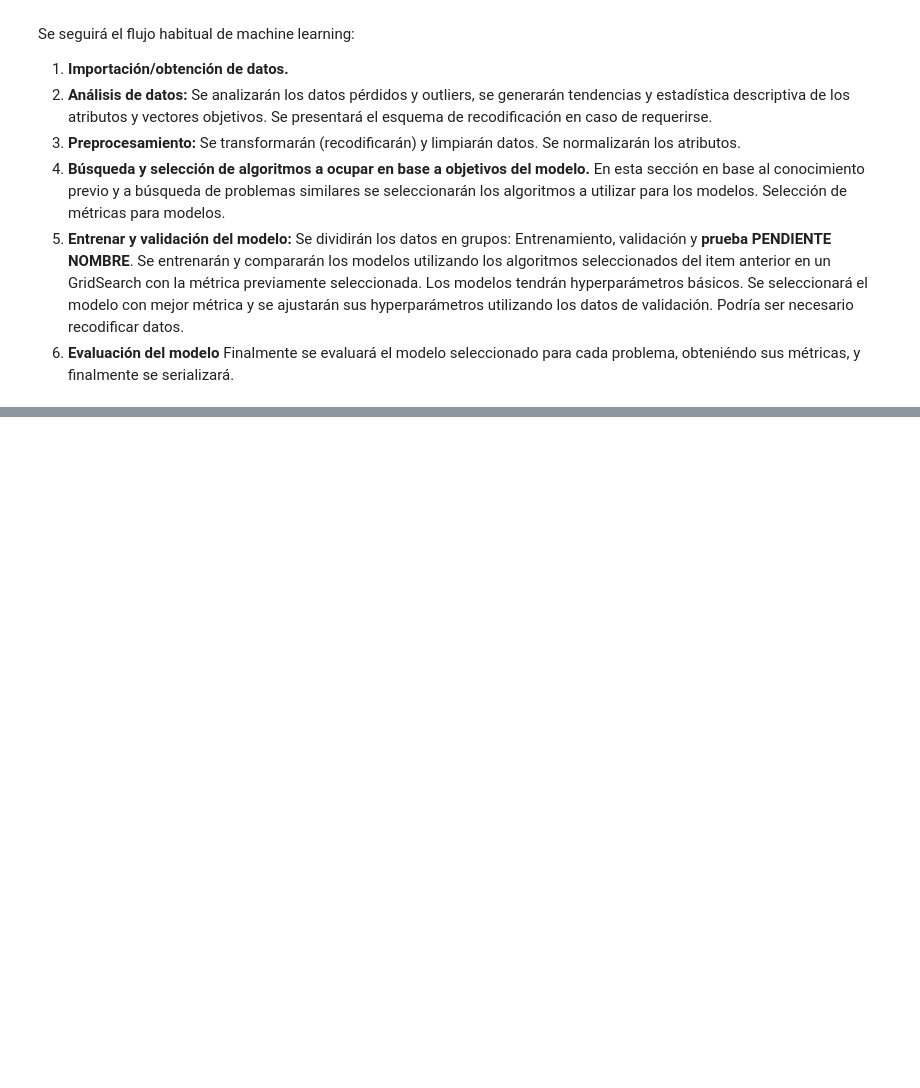
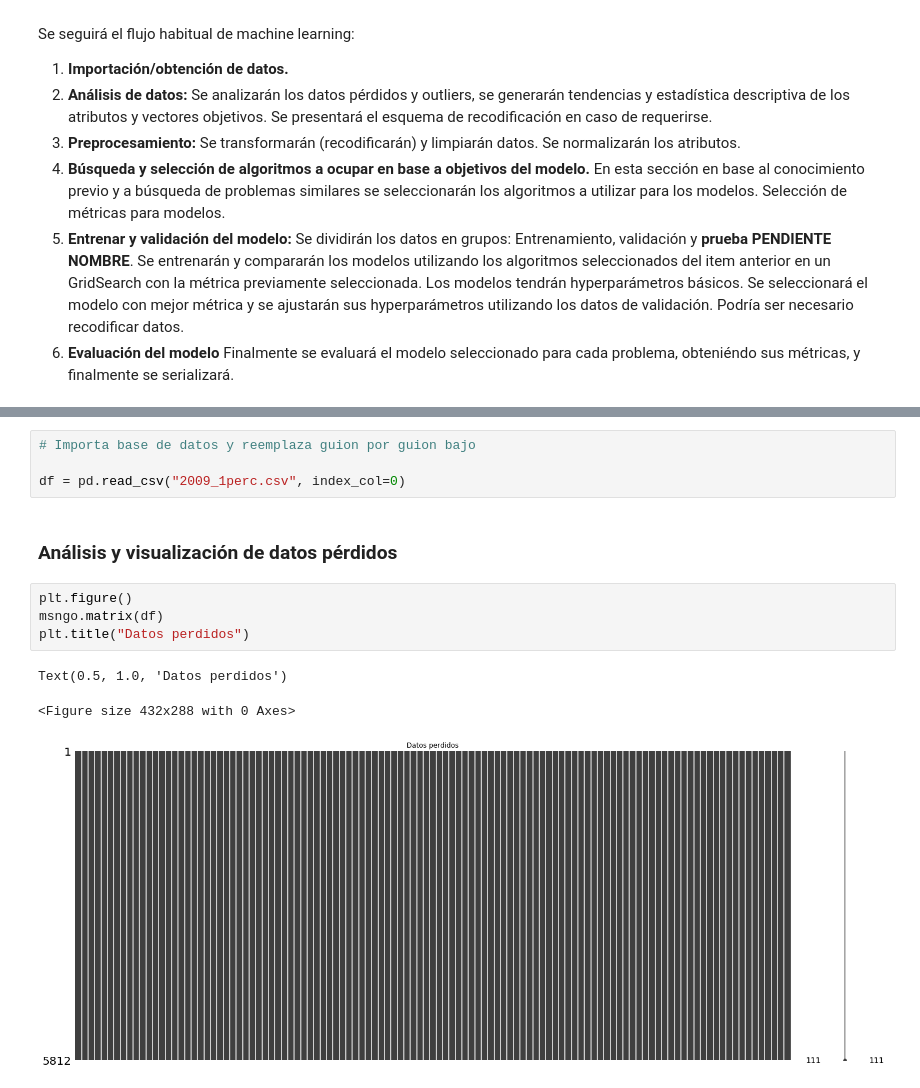
Before and after one commit to danoffn/Data-Science, a Jupyter notebook: 3 - Machine Learning/Prueba/Prueba2/Prueba 2 - Analizado los crímenes en la Ciudad de Nueva York.ipynb, the cells around one changed output, grey strips where cells are left out. Saved outputs shown, nothing was run; the diff lists cells and outputs as text; blank space fills up the shorter version.

Commit message:
Agrega aspectos computaciones y descripcion de datos parcialmente

```diff
--- a/3 - Machine Learning/Prueba/Prueba2/Prueba 2 - Analizado los crímenes en la Ciudad de Nueva York.ipynb
+++ b/3 - Machine Learning/Prueba/Prueba2/Prueba 2 - Analizado los crímenes en la Ciudad de Nueva York.ipynb
@@ -41,0 +149,14 @@ Finalmente se evaluará el modelo seleccionado para cada problema, obteniéndo s
+# %%
+# Importa base de datos y reemplaza guion por guion bajo
+
+df = pd.read_csv("2009_1perc.csv", index_col=0)
+# %% [markdown]
+### Análisis y visualización de datos pérdidos
+# %%
+plt.figure()
+msngo.matrix(df)
+plt.title("Datos perdidos")
+# %% [output]
+Text(0.5, 1.0, 'Datos perdidos')
+<Figure size 432x288 with 0 Axes>
+[figure, added]
```
Also changed, not shown: parts of 12 cells of this notebook, 2 other files.
